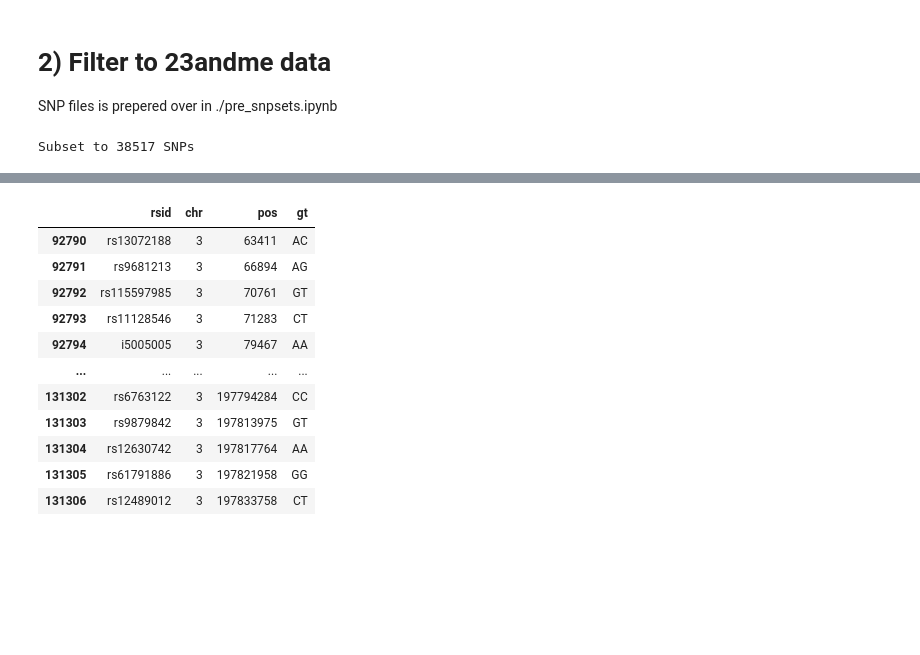
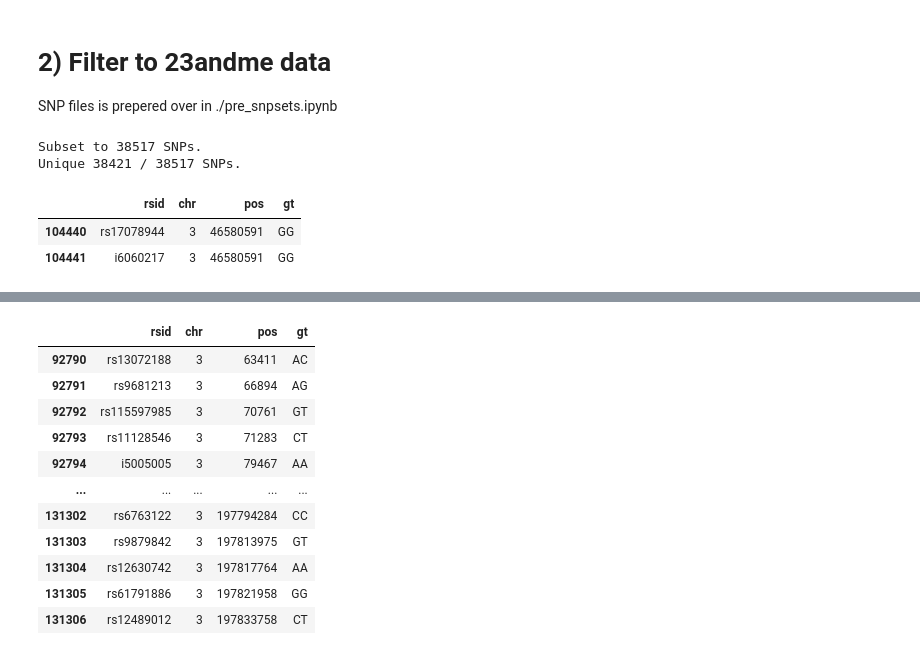
Before and after one commit to hringbauer/gedmatch_prep, a Jupyter notebook: process_imputed.ipynb, the cells around one changed output, grey strips where cells are left out. Cells and saved outputs as stored; diff of their text form; code cells hidden in the pictures; blank space fills up the shorter version.

```diff
--- a/process_imputed.ipynb
+++ b/process_imputed.ipynb
@@ -169,6 +169,14 @@ path_23tsv ="/mnt/archgen/users/hringbauer/git/gedmatch_prep/data/23andme/snps.t
 df = pd.read_csv(path_23tsv, sep="\t", low_memory=False)
 
 df_ch = df[df["chr"]==str(ch)] # 23andme SNP file for Chr
-print(f"Subset to {len(df_ch)} SNPs")
+print(f"Subset to {len(df_ch)} SNPs. ")
+print(f"Unique {len(set(df_ch.pos))} / {len(df_ch)} SNPs. ")
 # %% [output]
-Subset to 38517 SNPs
+Subset to 38517 SNPs.
+Unique 38421 / 38517 SNPs.
+# %%
+df_ch[df_ch["pos"]==46580591]
+# %% [output]
+|  | rsid | chr | pos | gt |
+| 104440 | rs17078944 | 3 | 46580591 | GG |
+| 104441 | i6060217 | 3 | 46580591 | GG |
```
Also changed, not shown: parts of 1 cell of this notebook.
